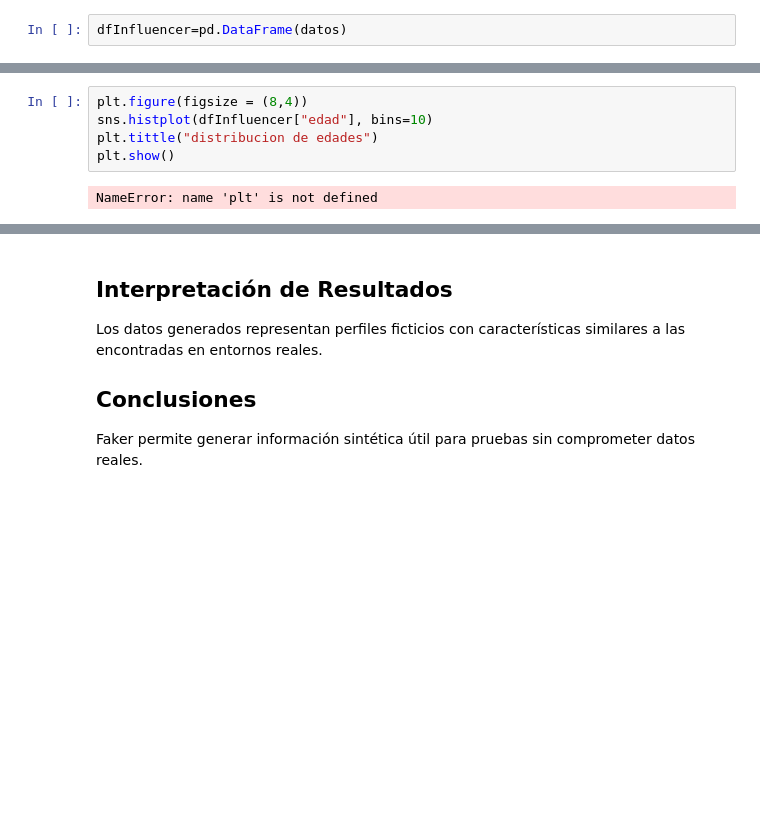
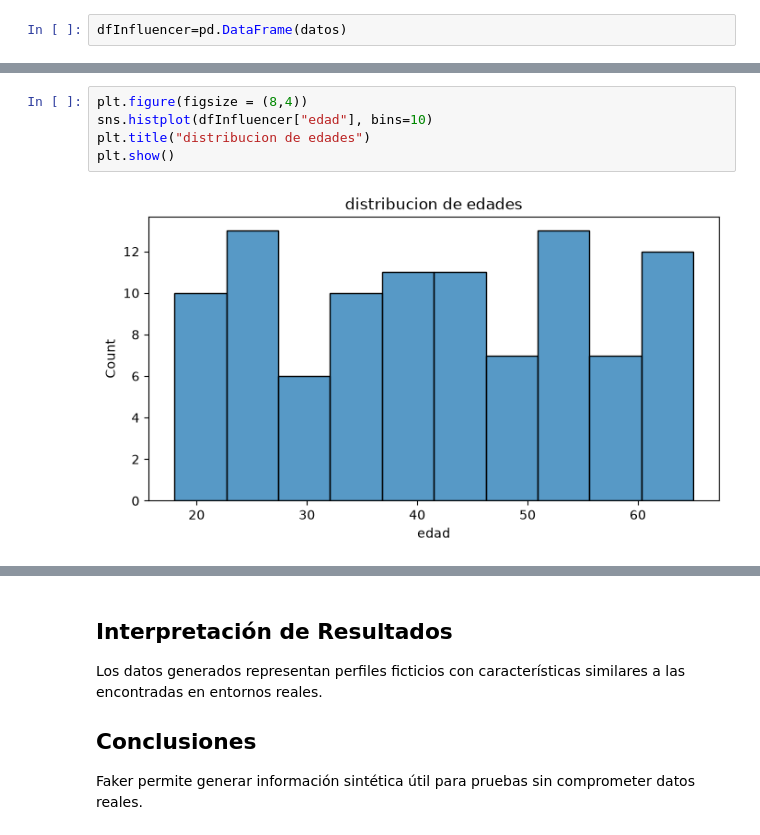
Before and after one commit to elzvmoorely/Extracci-n-del-conocimiento-, a Jupyter notebook: notebook/Lab05.ipynb, the cells around one changed output, grey strips where cells are left out. Saved outputs shown, nothing was run; the diff lists cells and outputs as text; blank space fills up the shorter version.

```diff
--- a/notebook/Lab05.ipynb
+++ b/notebook/Lab05.ipynb
@@ -74,10 +130,10 @@ ModuleNotFoundError: No module named 'seaborn'
 # %%
 plt.figure(figsize = (8,4))
 sns.histplot(dfInfluencer["edad"], bins=10)
-plt.tittle("distribucion de edades")
+plt.title("distribucion de edades")
 plt.show()
 # %% [output]
-NameError: name 'plt' is not defined
+[figure, added]
 # %%
 plt.figure(figsize = (8,4))
 sns.countplot(x="plataforma", data= dfInfluencer)
```
Also changed, not shown: parts of 8 cells of this notebook, 3 other files.
